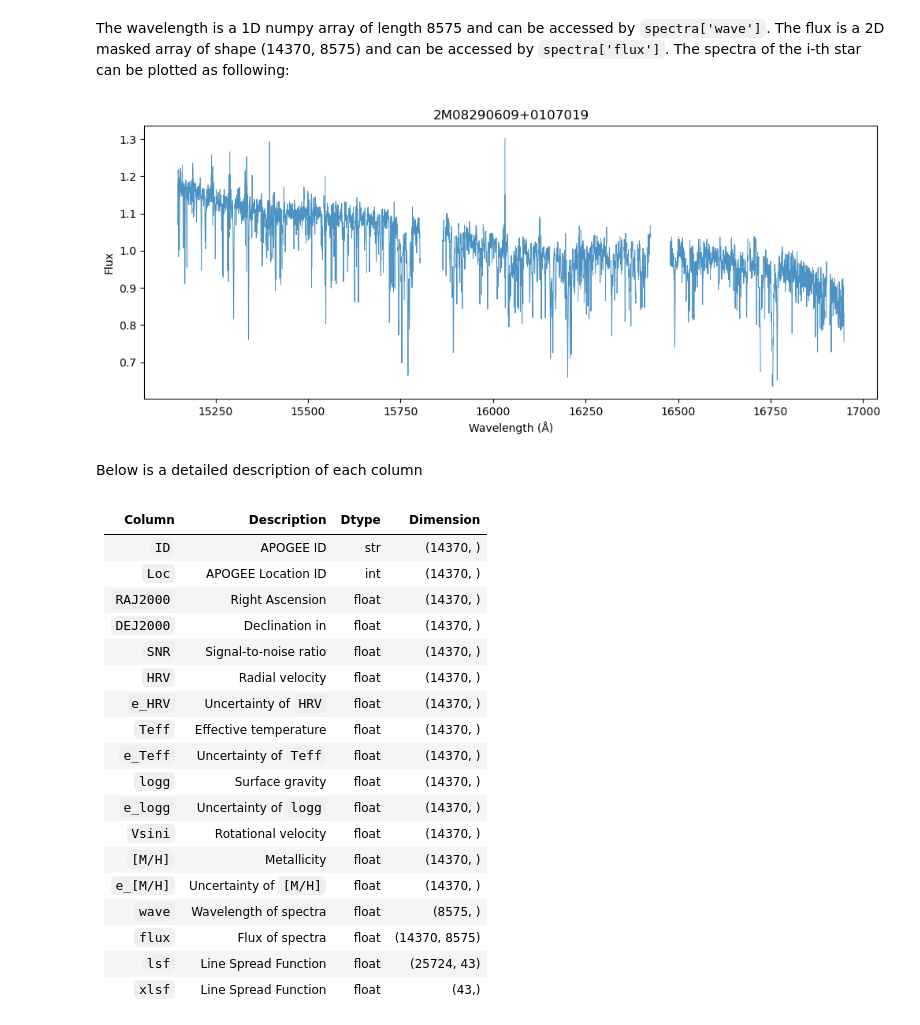
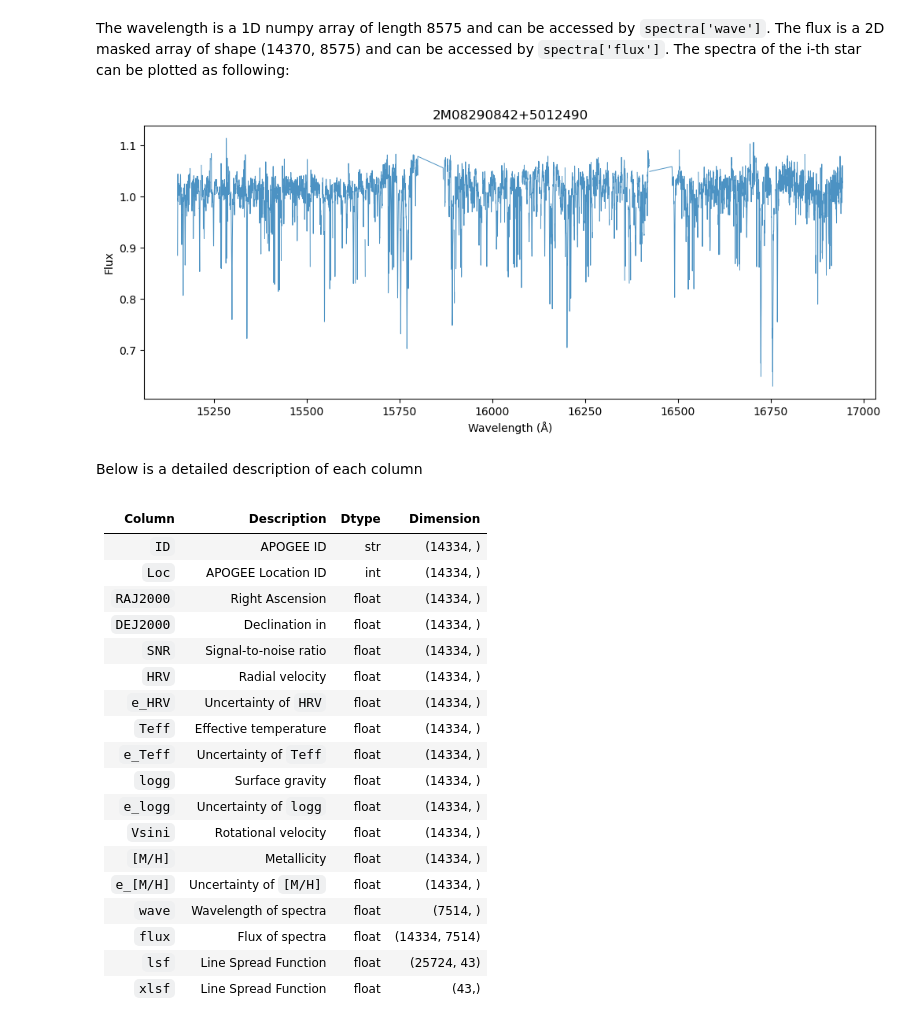
Before and after one commit to wei-lingfeng/NPE-Stellar-Spectra, a Jupyter notebook: code/access_data_demo.ipynb, the cells around one changed output. Drawn from its saved outputs; the diff is of its cells as text; code cells hidden in the pictures.

```diff
--- a/code/access_data_demo.ipynb
+++ b/code/access_data_demo.ipynb
@@ -9,39 +7,40 @@ import numpy as np
 import matplotlib.pyplot as plt
 # %%
-with open(f'{os.getcwd()}/../data/spectra.pkl', 'rb') as file:
+data_path = '/stow/weilingfeng/data/apogee/real_spectra.pkl'
+with open(data_path, 'rb') as file:
     spectra = pickle.load(file)
 # %% [markdown]
 The wavelength is a 1D numpy array of length 8575 and can be accessed by `spectra['wave']`. The flux is a 2D masked array of shape (14370, 8575) and can be accessed by `spectra['flux']`. The spectra of the i-th star can be plotted as following:
 # %%
-i = 0   # plot the first spectrum
+i = 3   # plot the first spectrum
 fig, ax = plt.subplots(figsize=(12, 4.5))
 ax.plot(spectra['wave'], spectra['flux'][i], lw=0.7, alpha=0.8)
 ax.set_xlabel('Wavelength (Å)')
 ax.set_ylabel('Flux')
 ax.set_title(f"{spectra['ID'][i]}")
 plt.show()
 # %% [output]
-[figure, old version]
+[figure, new version]
 # %% [markdown]
 Below is a detailed description of each column
 # %% [markdown]
 | Column    | Description           | Dtype | Dimension     |
 | ------    | -----------           | ----- | ---------     |
-| `ID`      | APOGEE ID             | str   | (14370, )     |
-| `Loc`     | APOGEE Location ID    | int   | (14370, )     |
-| `RAJ2000` | Right Ascension       | float | (14370, )     |
-| `DEJ2000` | Declination in        | float | (14370, )     |
-| `SNR`     | Signal-to-noise ratio | float | (14370, )     |
-| `HRV`     | Radial velocity       | float | (14370, )     |
-| `e_HRV`   | Uncertainty of `HRV`  | float | (14370, )     |
-| `Teff`    | Effective temperature | float | (14370, )     |
-| `e_Teff`  | Uncertainty of `Teff` | float | (14370, )     |
-| `logg`    | Surface gravity       | float | (14370, )     |
-| `e_logg`  | Uncertainty of `logg` | float | (14370, )     |
-| `Vsini`   | Rotational velocity   | float | (14370, )     |
-| `[M/H]`   | Metallicity           | float | (14370, )     |
-| `e_[M/H]` | Uncertainty of `[M/H]`| float | (14370, )     |
-| `wave`    | Wavelength of spectra | float | (8575, )      |
-| `flux`    | Flux of spectra       | float | (14370, 8575) |
+| `ID`      | APOGEE ID             | str   | (14334, )     |
+| `Loc`     | APOGEE Location ID    | int   | (14334, )     |
+| `RAJ2000` | Right Ascension       | float | (14334, )     |
+| `DEJ2000` | Declination in        | float | (14334, )     |
+| `SNR`     | Signal-to-noise ratio | float | (14334, )     |
+| `HRV`     | Radial velocity       | float | (14334, )     |
+| `e_HRV`   | Uncertainty of `HRV`  | float | (14334, )     |
+| `Teff`    | Effective temperature | float | (14334, )     |
+| `e_Teff`  | Uncertainty of `Teff` | float | (14334, )     |
+| `logg`    | Surface gravity       | float | (14334, )     |
+| `e_logg`  | Uncertainty of `logg` | float | (14334, )     |
+| `Vsini`   | Rotational velocity   | float | (14334, )     |
+| `[M/H]`   | Metallicity           | float | (14334, )     |
+| `e_[M/H]` | Uncertainty of `[M/H]`| float | (14334, )     |
+| `wave`    | Wavelength of spectra | float | (7514, )      |
+| `flux`    | Flux of spectra       | float | (14334, 7514) |
 | `lsf`     | Line Spread Function  | float | (25724, 43)   |
 | `xlsf`    | Line Spread Function  | float | (43,)         |
```
Also changed, not shown: parts of 1 cell of this notebook, 16 other files.
